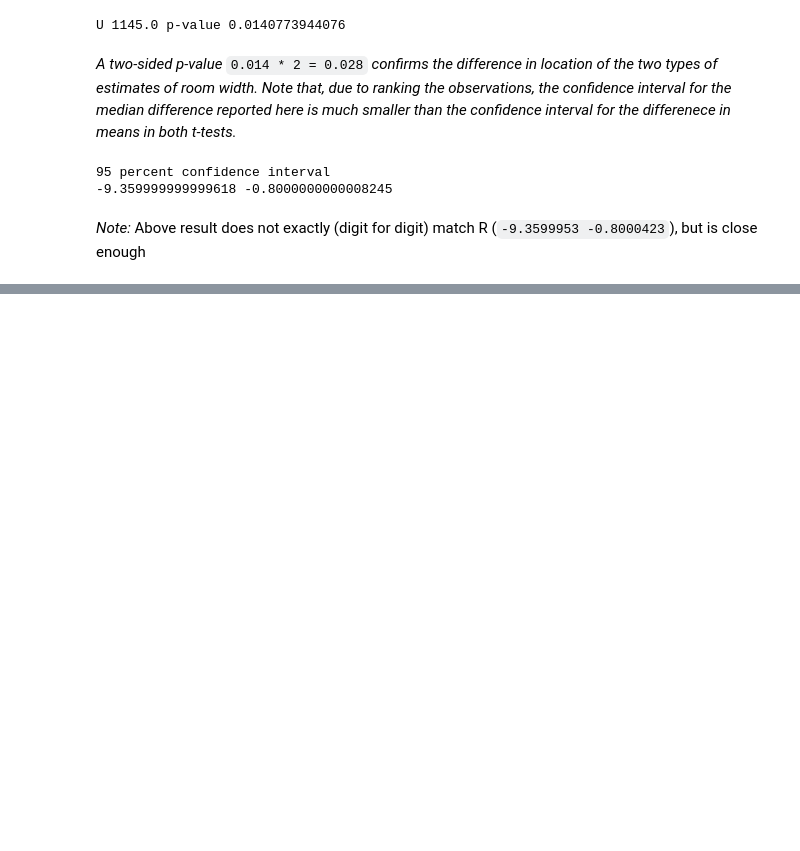
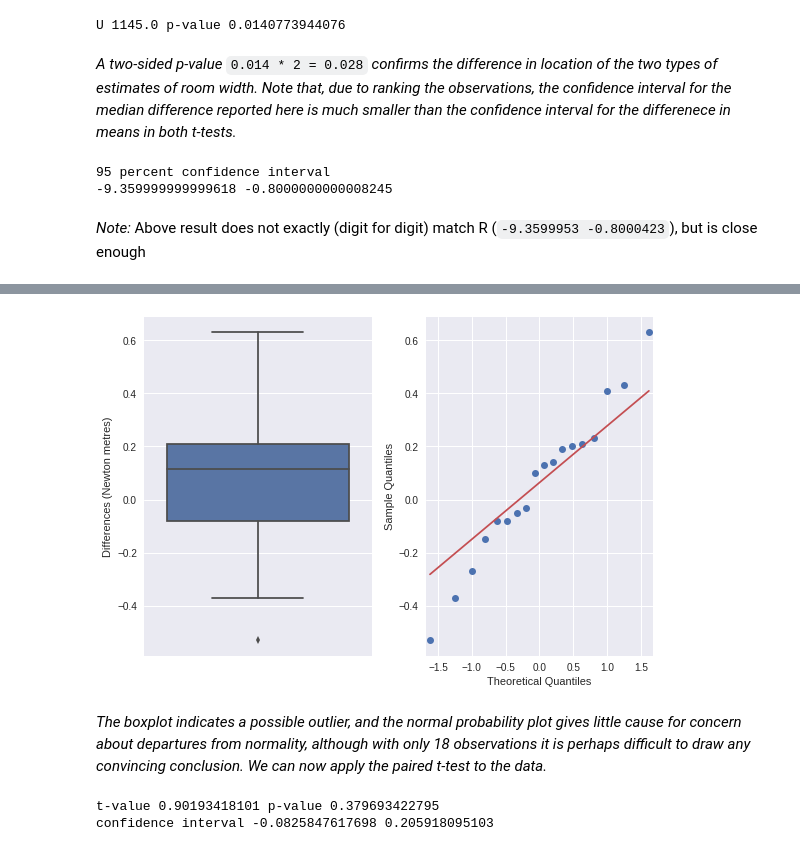
Before and after one commit to seporaitis/hsaur-python, a Jupyter notebook: Chapter3.ipynb, the cells around one changed output, grey strips where cells are left out. Drawn from its saved outputs; the diff is of its cells as text; code cells hidden in the pictures; blank space fills up the shorter version.

```diff
--- a/Chapter3.ipynb
+++ b/Chapter3.ipynb
@@ -221,0 +231,4 @@ print(l, u)
+# %%
+waves = pd.read_csv('waves.csv')
+del waves['Unnamed: 0']
+waves.head()
@@ -221,0 +242,22 @@ print(l, u)
+# %%
+mooringdiff = waves['method1'] - waves['method2']
+# %%
+fig, ax = plt.subplots(ncols=2)
+sns.boxplot(y=mooringdiff, ax=ax[0]).set_ylabel("Differences (Newton metres)")
+sm.qqplot(mooringdiff, ax=ax[1], line='q')
+plt.tight_layout()
+plt.show()
+# %% [output]
+[figure, added]
+# %% [markdown]
+_The boxplot indicates a possible outlier, and the normal probability plot gives little cause for concern about departures from normality, although with only 18 observations it is perhaps difficult to draw any convincing conclusion. We can now apply the paired t-test to the data._
+# %%
+tvalue, pvalue = stats.ttest_1samp(mooringdiff, popmean=0.0)
+print("t-value", tvalue, "p-value", pvalue)
+
+ds = sms.DescrStatsW(mooringdiff)
+l, u = ds.tconfint_mean()
+print("confidence interval", l, u)
+# %% [output]
+t-value 0.90193418101 p-value 0.379693422795
+confidence interval -0.0825847617698 0.205918095103
```
Also changed, not shown: parts of 22 cells of this notebook, 4 other files.
